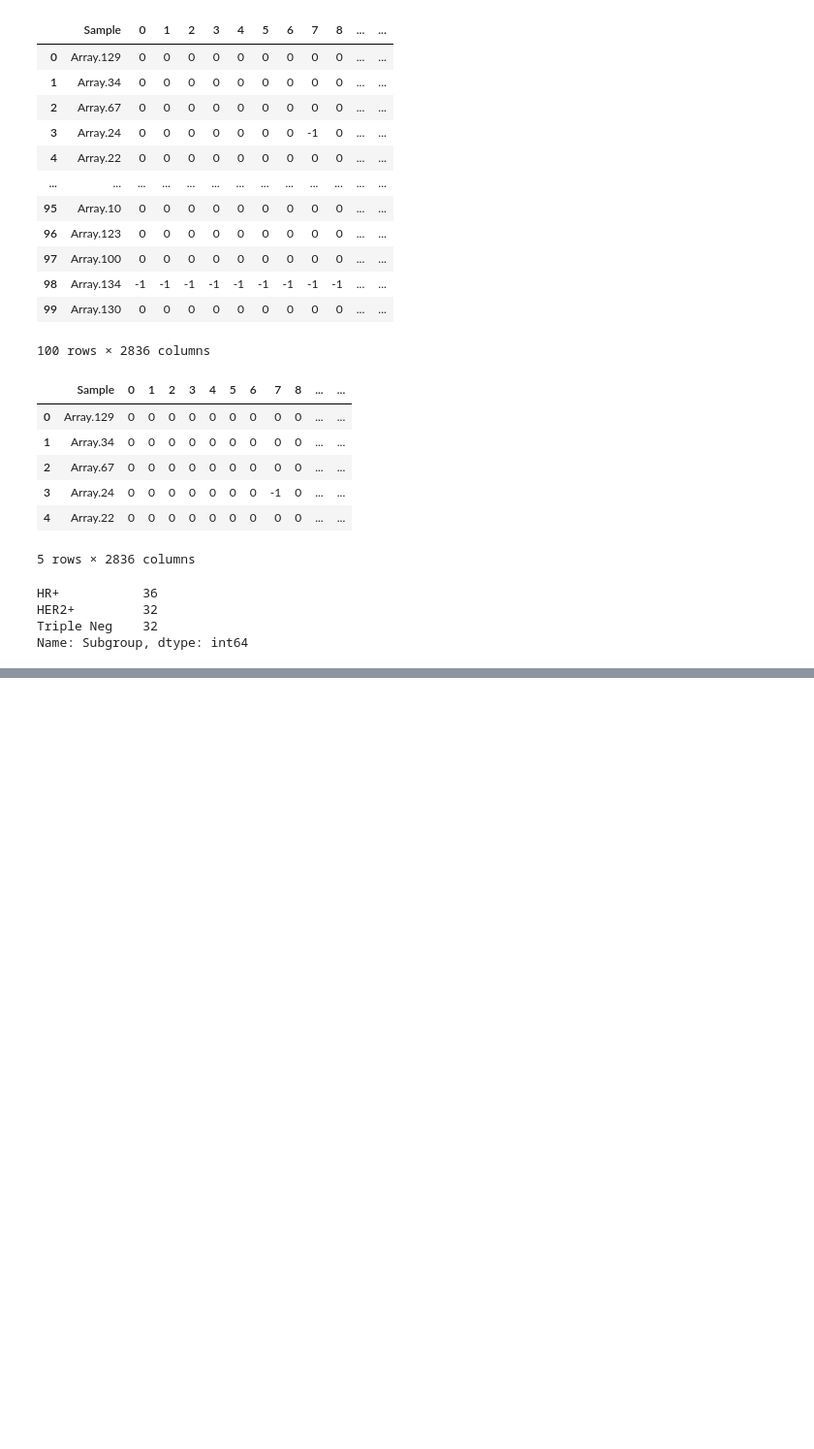
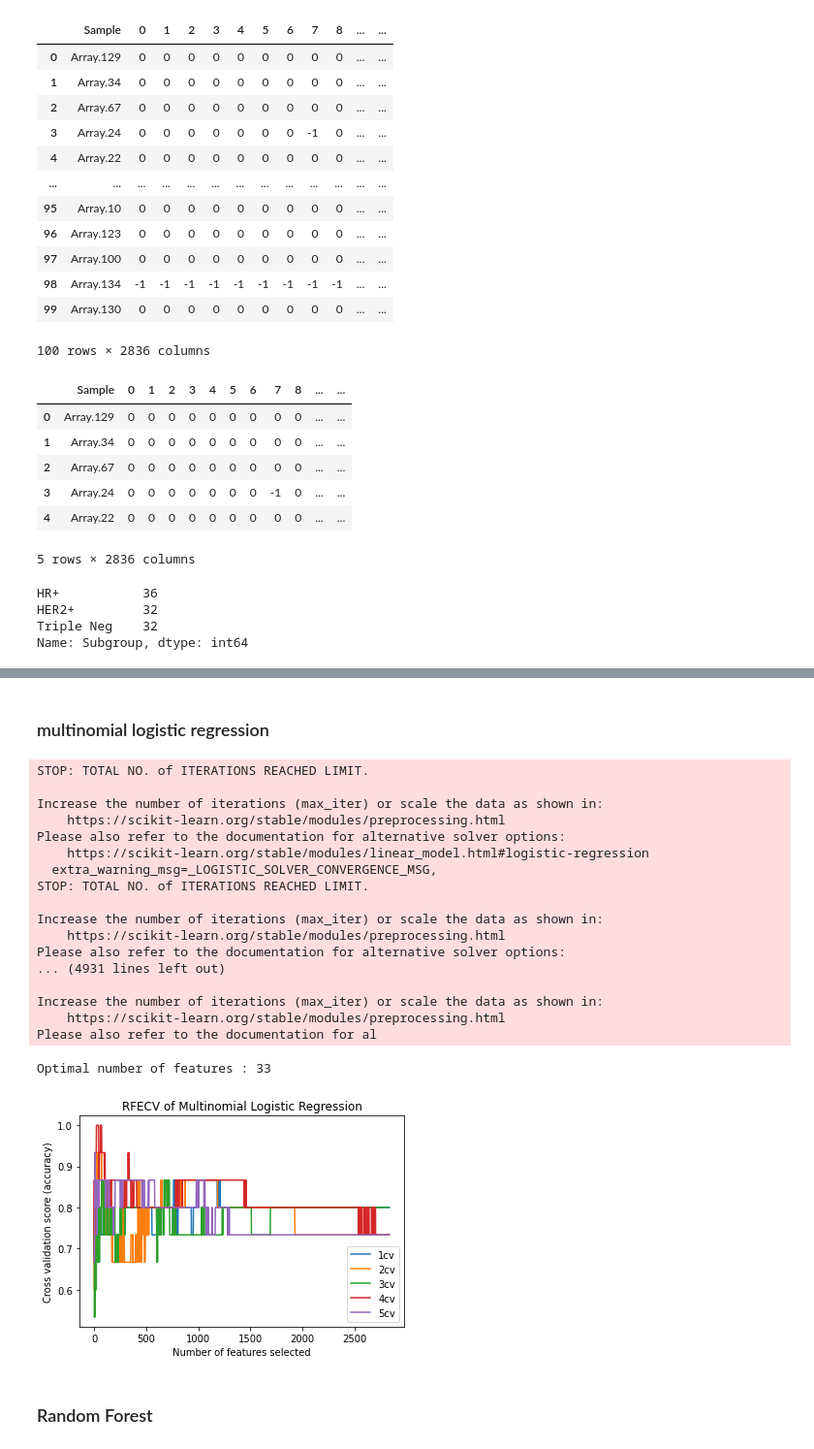
Before and after one commit to aaronyhsl/B4TM2022, a Jupyter notebook: src/feature_selections.ipynb, the cells around one changed output, grey strips where cells are left out. Shown at 97% size. Saved outputs shown, nothing was run; the diff lists cells and outputs as text; code cells hidden in the pictures; blank space fills up the shorter version.

Commit message:
try to run RFECV on different models

```diff
--- a/src/feature_selections.ipynb
+++ b/src/feature_selections.ipynb
@@ -132,5 +137,5 @@ Name: Subgroup, dtype: int64
 # %%
-X_train, X_test, y_train, y_test = train_test_split(X,y,test_size=.75, random_state=4)
+X_train, X_test, y_train, y_test = train_test_split(X,y,test_size=.25, random_state=4)
 print('X_train', X_train.shape)
 print('X_test', X_test.shape)
 print('y_train', y_train.shape)
@@ -145,11 +149,0 @@ y_test (75,)
-# %%
-from sklearn.feature_selection import RFECV
-from sklearn.linear_model import LogisticRegression
-
-lc = LogisticRegression(multi_class='multinomial')
-
-rfecv_lc = RFECV(estimator=lc, cv=5, scoring='accuracy', step=1)
-rfecv_lc.fit(X_train, y_train)
-X_train_new_lc = rfecv_lc.transform(X_train)
-print("Num Features Before:", X_train.shape[1])
-print("Num Features After:", X_train_new_lc.shape[1])
@@ -187,0 +150,52 @@ plt.show()
+# %% [markdown]
+### multinomial logistic regression
+# %%
+# Create the RFE object and compute a cross-validated score.
+lr = LogisticRegression(multi_class='multinomial')
+# The "accuracy" scoring shows the proportion of correct classifications
+
+min_features_to_select = 1  # Minimum number of features to consider
+rfecv = RFECV(
+    estimator=lr,
+    step=1,
+    cv=StratifiedKFold(5),
+    scoring="accuracy",
+    min_features_to_select=min_features_to_select,
+)
+rfecv.fit(X_train, y_train)
+
+print("Optimal number of features : %d" % rfecv.n_features_)
+
+# Plot number of features VS. cross-validation scores
+plt.figure()
+plt.xlabel("Number of features selected")
+plt.ylabel("Cross validation score (accuracy)")
+plt.plot(
+    range(min_features_to_select, len(rfecv.grid_scores_) + min_features_to_select),
+    rfecv.grid_scores_,
+)
+plt.title("RFECV of Multinomial Logistic Regression")
+plt.legend(['1cv', '2cv', '3cv', '4cv', '5cv'], loc=4)
+plt.show()
+# %% [output]
+STOP: TOTAL NO. of ITERATIONS REACHED LIMIT.
+
+Increase the number of iterations (max_iter) or scale the data as shown in:
+    https://scikit-learn.org/stable/modules/preprocessing.html
+Please also refer to the documentation for alternative solver options:
+    https://scikit-learn.org/stable/modules/linear_model.html#logistic-regression
+  extra_warning_msg=_LOGISTIC_SOLVER_CONVERGENCE_MSG,
+STOP: TOTAL NO. of ITERATIONS REACHED LIMIT.
+
+Increase the number of iterations (max_iter) or scale the data as shown in:
+    https://scikit-learn.org/stable/modules/preprocessing.html
+Please also refer to the documentation for alternative solver options:
+... (4931 lines left out)
+
+Increase the number of iterations (max_iter) or scale the data as shown in:
+    https://scikit-learn.org/stable/modules/preprocessing.html
+Please also refer to the documentation for al
+Optimal number of features : 33
+[figure, added]
+# %% [markdown]
+### Random Forest
```
Also changed, not shown: parts of 17 cells of this notebook, 1 other file.
